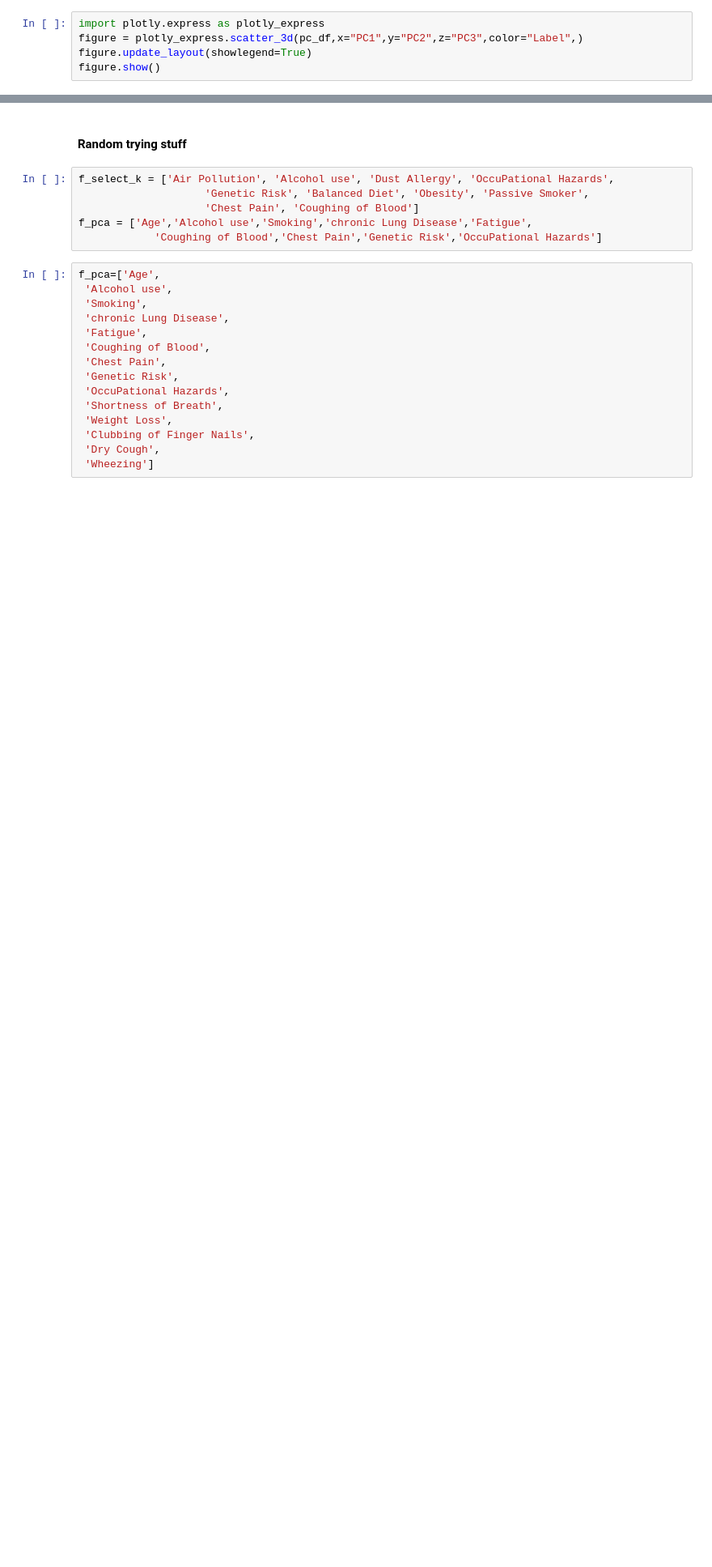
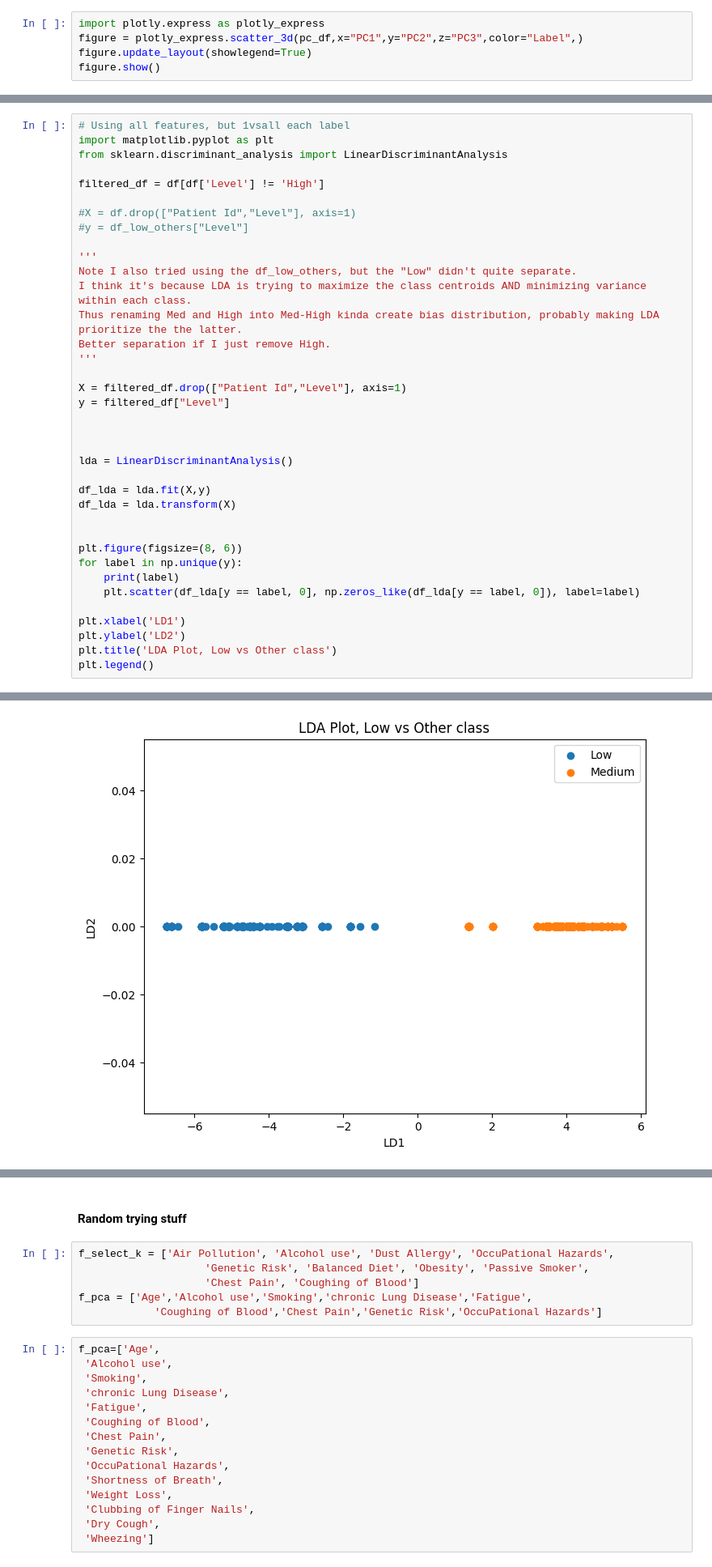
Before and after one commit to eugenegancw/Lung_Cancer_Prediction, a Jupyter notebook: linear_separability.ipynb, the cells around one changed output, grey strips where cells are left out. Shown at 81% size. Drawn from its saved outputs; the diff is of its cells as text; blank space fills up the shorter version.

```diff
--- a/linear_separability.ipynb
+++ b/linear_separability.ipynb
@@ -90,0 +120,38 @@ figure.show()
+# %%
+# Using all features, but 1vsall each label
+import matplotlib.pyplot as plt
+from sklearn.discriminant_analysis import LinearDiscriminantAnalysis
+
+filtered_df = df[df['Level'] != 'High']
+
+#X = df.drop(["Patient Id","Level"], axis=1)
+#y = df_low_others["Level"]
+
+'''
+Note I also tried using the df_low_others, but the "Low" didn't quite separate.
+I think it's because LDA is trying to maximize the class centroids AND minimizing variance within each class.
+Thus renaming Med and High into Med-High kinda create bias distribution, probably making LDA prioritize the the latter.
+Better separation if I just remove High.
+'''
+
+X = filtered_df.drop(["Patient Id","Level"], axis=1)
+y = filtered_df["Level"]
+
+
+
+lda = LinearDiscriminantAnalysis()
+
+df_lda = lda.fit(X,y)
+df_lda = lda.transform(X)
+
+
+plt.figure(figsize=(8, 6))
+for label in np.unique(y):
+    print(label)
+    plt.scatter(df_lda[y == label, 0], np.zeros_like(df_lda[y == label, 0]), label=label)
+
+plt.xlabel('LD1')
+plt.ylabel('LD2')
+plt.title('LDA Plot, Low vs Other class')
+plt.legend()
+# %% [output]
@@ -90,0 +161 @@ figure.show()
+[figure, added]
```
Also changed, not shown: parts of 5 cells of this notebook.
